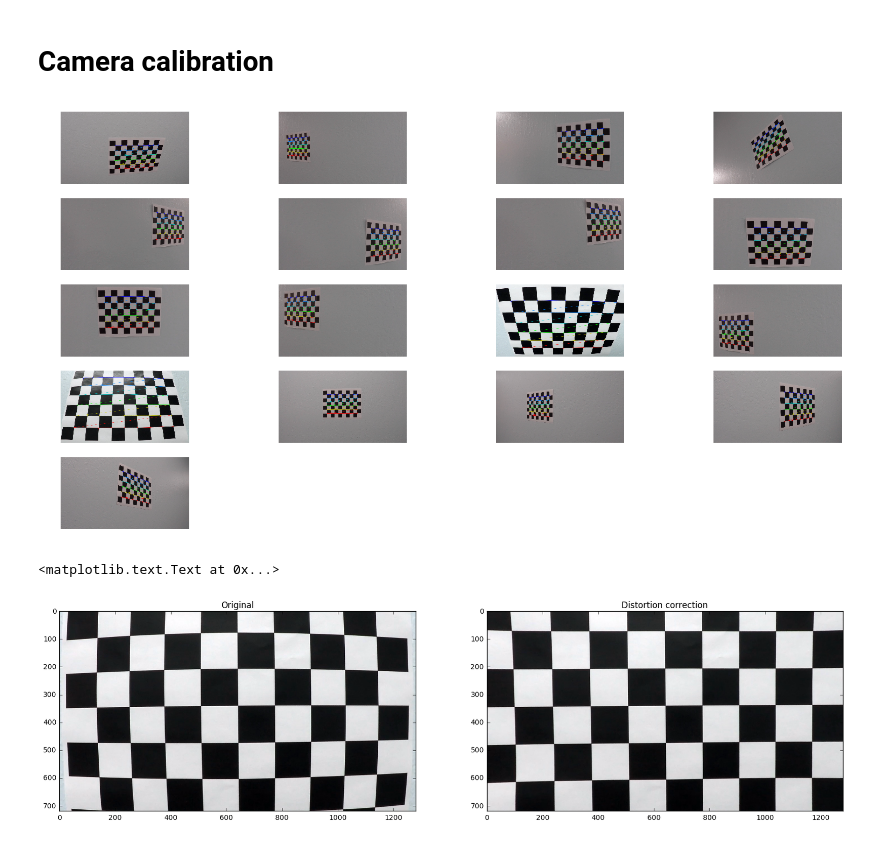
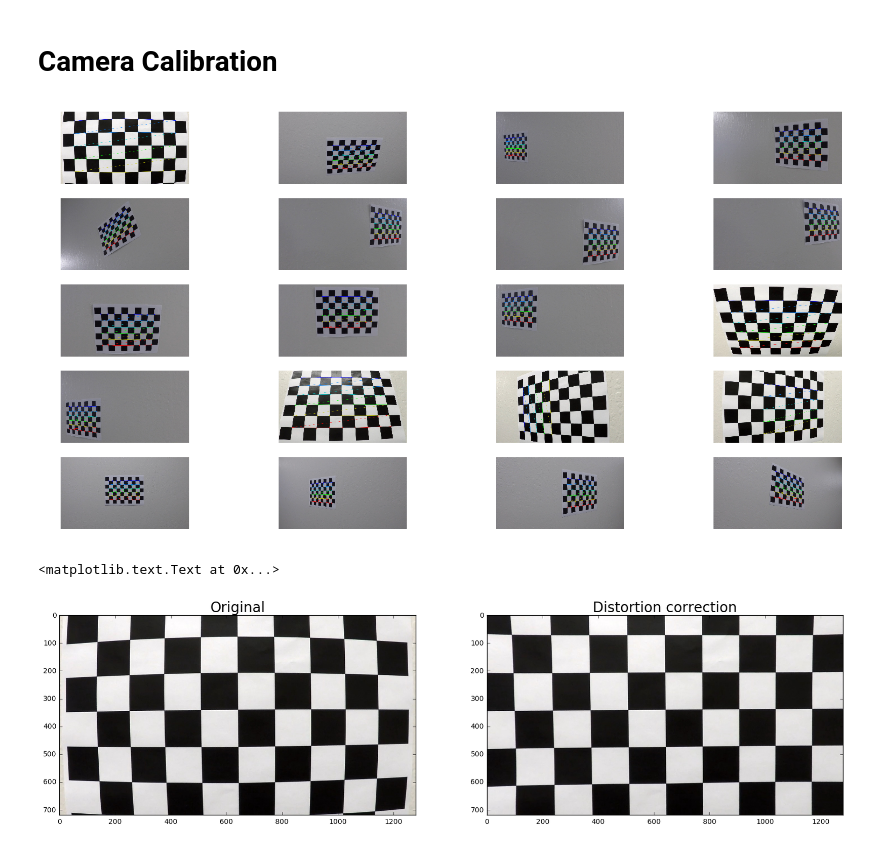
Before and after one commit to wolfapple/CarND-Advanced-Lane-Lines, a Jupyter notebook: p4.ipynb, the cells around one changed output. Cells and saved outputs as stored; diff of their text form; code cells hidden in the pictures.

Commit message:
camera calibration, single pipeline...

```diff
--- a/p4.ipynb
+++ b/p4.ipynb
@@ -16,49 +1,56 @@ The goals / steps of this project are the following:
 # %% [markdown]
-# Camera calibration
+# Camera Calibration
 # %%
 import numpy as np
 import cv2
 import glob
 import matplotlib.pyplot as plt
+import matplotlib.image as mpimg
 %matplotlib inline
 
 # prepare object points, like (0,0,0), (1,0,0), (2,0,0) ....,(6,5,0)
-objp = np.zeros((6*9,3), np.float32)
-objp[:,:2] = np.mgrid[0:9,0:6].T.reshape(-1,2)
+def get_object_points(size):
+    objp = np.zeros((size[0]*size[1],3), np.float32)
+    objp[:,:2] = np.mgrid[0:size[0],0:size[1]].T.reshape(-1,2)
+    return objp
 
 # Arrays to store object points and image points from all the images.
 objpoints = [] # 3d points in real world space
 imgpoints = [] # 2d points in image plane.
 
 # Make a list of calibration images
 images = glob.glob('camera_cal/calibration*.jpg')
 
+# prepare pattern size
+pattern_sizes = [(9,6),(9,5),(6,5),(7,5)]
+
 # Step through the list and search for chessboard corners
 i = 1
 plt.figure(figsize=(20, 10))
 for fname in images:
-    img = cv2.imread(fname)
-    gray = cv2.cvtColor(img,cv2.COLOR_BGR2GRAY)
+    img = mpimg.imread(fname)
+    gray = cv2.cvtColor(img,cv2.COLOR_RGB2GRAY)
 
     # Find the chessboard corners
-    ret, corners = cv2.findChessboardCorners(gray, (9,6),None)
+    for size in pattern_sizes:
+        ret, corners = cv2.findChessboardCorners(gray, size, None)
+        # If found, add object points, image points
+        if ret == True:
+            objpoints.append(get_object_points(size))
+            imgpoints.append(corners)
 
-    # If found, add object points, image points
-    if ret == True:
-        objpoints.append(objp)
-        imgpoints.append(corners)
-
-        # Draw and display the corners
-        img = cv2.drawChessboardCorners(img, (9,6), corners, ret)
-        plt.subplot(5, 4, i)
-        plt.axis('off')
-        plt.imshow(img)
-        i+=1
+            # Draw and display the corners
+            img = cv2.drawChessboardCorners(img, size, corners, ret)
+            plt.subplot(5, 4, i)
+            plt.axis('off')
+            plt.imshow(img)
+            i+=1
+            break
 # %% [output]
-[figure, old version]
+[figure, new version]
 # %%
 # Test image
-img = cv2.imread('camera_cal/calibration1.jpg')
+img = mpimg.imread('camera_cal/calibration1.jpg')
 img_size = (img.shape[1], img.shape[0])
 
 # Camera calibration
@@ -67,12 +59,12 @@ dst = cv2.undistort(img, mtx, dist, None, mtx)
 
 f, (ax1, ax2) = plt.subplots(1, 2, figsize=(20,10))
 ax1.imshow(img)
-ax1.set_title('Original')
+ax1.set_title('Original', fontsize=20)
 ax2.imshow(dst)
-ax2.set_title('Distortion correction')
+ax2.set_title('Distortion correction', fontsize=20)
 # %% [output]
 <matplotlib.text.Text at 0x...>
-[figure, old version]
+[figure, new version]
 # %%
 # Save the matrix and distortion coefficients
 import pickle
```
Also changed, not shown: parts of 5 cells of this notebook, 1 other file.
